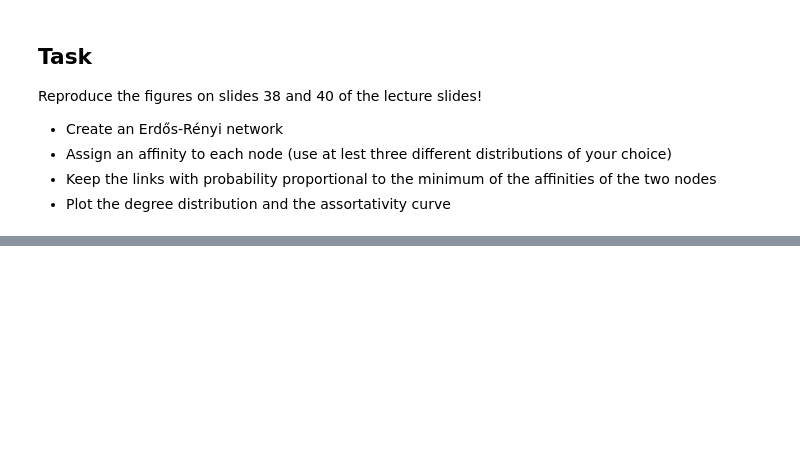
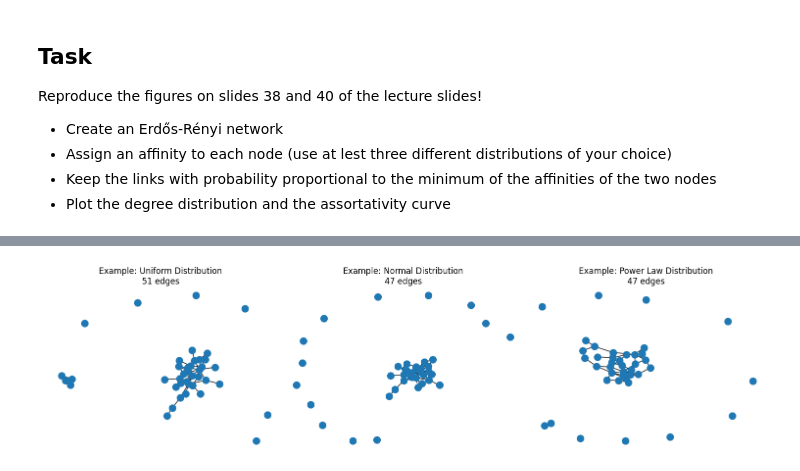
Before and after one commit to c-rothschild/networks, a Jupyter notebook: sampling-class.ipynb, the cells around one changed output, grey strips where cells are left out. Saved outputs shown, nothing was run; the diff lists cells and outputs as text; code cells hidden in the pictures; blank space fills up the shorter version.

```diff
--- a/sampling-class.ipynb
+++ b/sampling-class.ipynb
@@ -281,0 +388,17 @@ nx.draw(er_uniform.edge_subgraph(edges))
+# %%
+# Visualize one example of the filtered graphs (from last iteration)
+fig, axes = plt.subplots(1, 3, figsize=(15, 4))
+
+nx.draw(er_uniform_filtered, ax=axes[0], node_size=100)
+axes[0].set_title(f'Example: Uniform Distribution\n{er_uniform_filtered.number_of_edges()} edges')
+
+nx.draw(er_normal_filtered, ax=axes[1], node_size=100)
+axes[1].set_title(f'Example: Normal Distribution\n{er_normal_filtered.number_of_edges()} edges')
+
+nx.draw(er_power_law_filtered, ax=axes[2], node_size=100)
+axes[2].set_title(f'Example: Power Law Distribution\n{er_power_law_filtered.number_of_edges()} edges')
+
+plt.tight_layout()
+plt.show()
+# %% [output]
+[figure, added]
```
Also changed, not shown: parts of 26 cells of this notebook.
